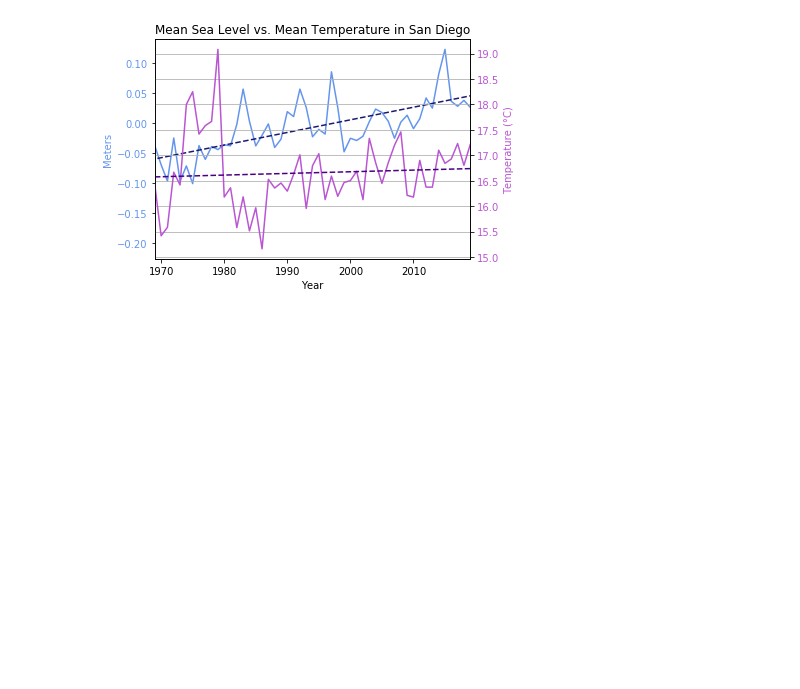
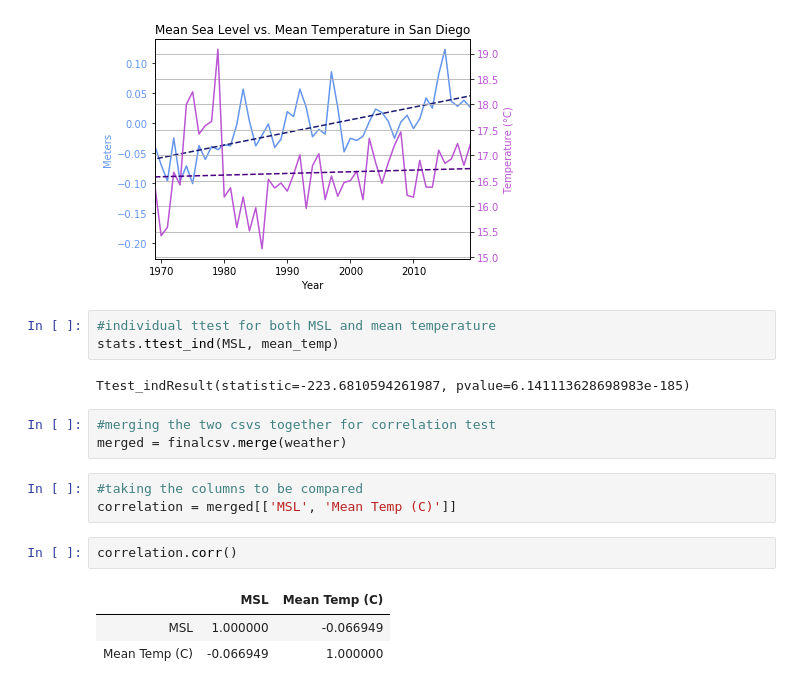
Before and after one commit to giantmagellan/sandiego-climate-analysis, a Jupyter notebook: SeaLevels.ipynb, the cells around one changed output. Saved outputs shown, nothing was run; the diff lists cells and outputs as text; blank space fills up the shorter version.

```diff
--- a/SeaLevels.ipynb
+++ b/SeaLevels.ipynb
@@ -250,3 +251,20 @@ plt.savefig("MSLvsTemp.png")
 plt.show()
 # %% [output]
 [figure]
+# %%
+#individual ttest for both MSL and mean temperature
+stats.ttest_ind(MSL, mean_temp)
+# %% [output]
+Ttest_indResult(statistic=-223.6810594261987, pvalue=6.141113628698983e-185)
+# %%
+#merging the two csvs together for correlation test
+merged = finalcsv.merge(weather)
+# %%
+#taking the columns to be compared
+correlation = merged[['MSL', 'Mean Temp (C)']]
+# %%
+correlation.corr()
+# %% [output]
+|  | MSL | Mean Temp (C) |
+| MSL | 1.000000 | -0.066949 |
+| Mean Temp (C) | -0.066949 | 1.000000 |
```
Also changed, not shown: parts of 1 cell of this notebook.
